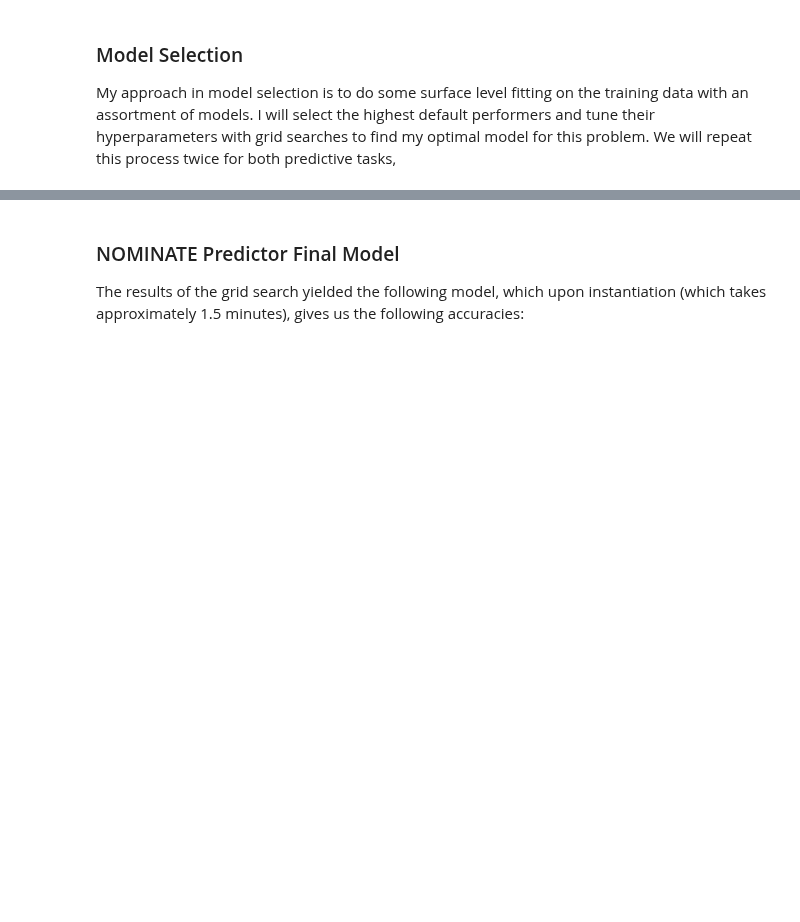
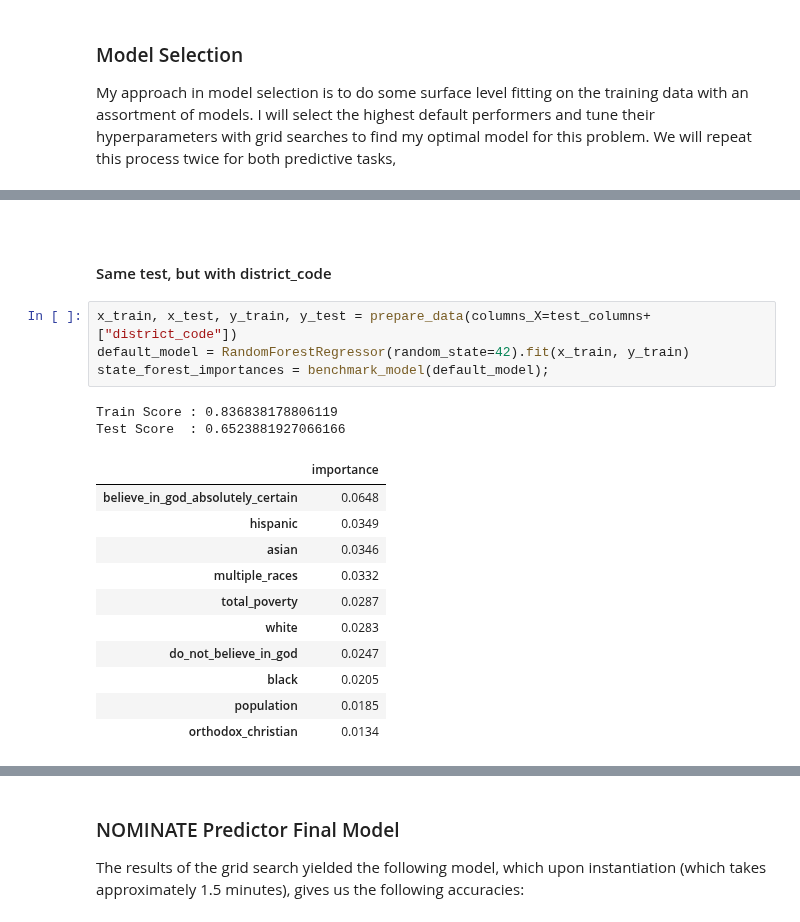
Before and after one commit to V993/Representative-Polarity-US-House, a Jupyter notebook: leonardo_final.ipynb, the cells around one changed output, grey strips where cells are left out. Drawn from its saved outputs; the diff is of its cells as text; blank space fills up the shorter version.

```diff
--- a/leonardo_final.ipynb
+++ b/leonardo_final.ipynb
@@ -695,0 +1629,22 @@ Test Score  : 0.8523750341200649
+# %% [markdown]
+<br />
+
+#### Same test, but with district_code
+# %%
+x_train, x_test, y_train, y_test = prepare_data(columns_X=test_columns+["district_code"])
+default_model = RandomForestRegressor(random_state=42).fit(x_train, y_train)
+state_forest_importances = benchmark_model(default_model);
+# %% [output]
+Train Score : 0.836838178806119
+Test Score  : 0.6523881927066166
+|  | importance |
+| believe_in_god_absolutely_certain | 0.0648 |
+| hispanic | 0.0349 |
+| asian | 0.0346 |
+| multiple_races | 0.0332 |
+| total_poverty | 0.0287 |
+| white | 0.0283 |
+| do_not_believe_in_god | 0.0247 |
+| black | 0.0205 |
+| population | 0.0185 |
+| orthodox_christian | 0.0134 |
```
Also changed, not shown: parts of 104 cells of this notebook, 1 other file.
